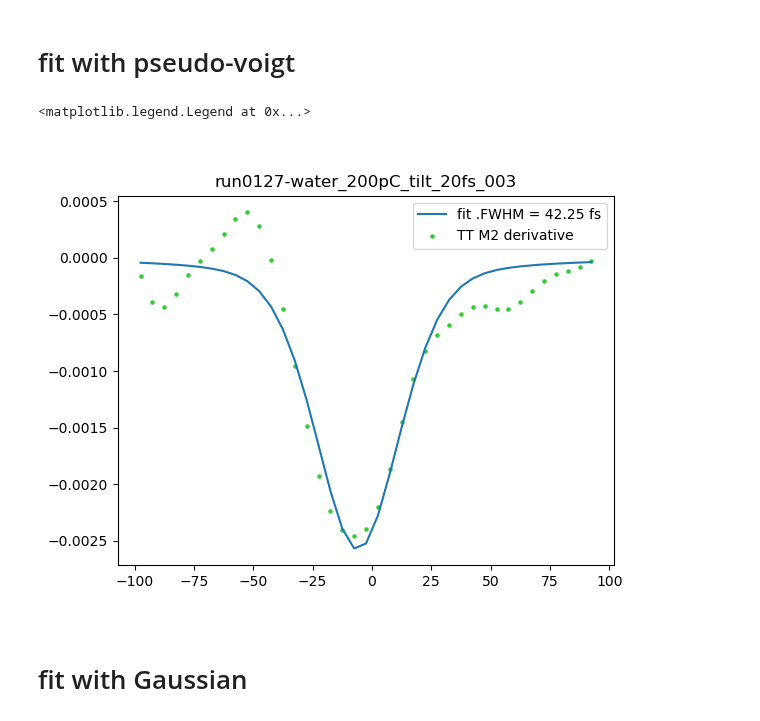
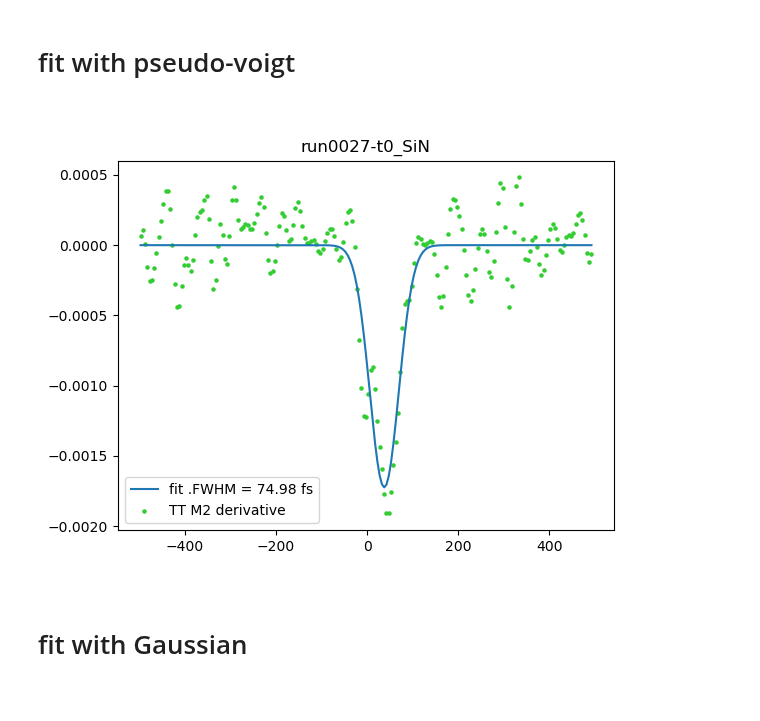
Before and after one commit to paulscherrerinstitute/alvra_beamline_scripts, a Jupyter notebook: YAG_scans_oneTT.ipynb, the cells around one changed output. Saved outputs shown, nothing was run; the diff lists cells and outputs as text; code cells hidden in the pictures.

```diff
--- a/YAG_scans_oneTT.ipynb
+++ b/YAG_scans_oneTT.ipynb
@@ -25,13 +28,15 @@ width2 = []
 # %% [markdown]
 ## choose run number
 # %%
-pgroup='p21628'
-runnumber = 127
+pgroup='p21621'
+runnumber = 103
 print ('run: {:04d}'.format(runnumber))
 
 #############################################################
 jsonfile = ''
 jsonfile = glob.glob('/sf/alvra/data/{}/raw/*{:04d}*/meta/scan.json'.format(pgroup, runnumber))[0]
+#jsonfile = glob.glob('/sf/alvra/data/{}/work/example_data/*{:04d}*/meta/scan.json'.format(pgroup, runnumber))[0]
+
 titlestring = str( pgroup + ' --- ' +jsonfile.split('/')[-3])
 run_name = jsonfile.split('/')[-3]
 jsonfile
@@ -116,10 +121,10 @@ plt.show()
 # %% [markdown]
 ## Re-bin the data with chosen binsize
 # %%
-binsize = 5 # in fs
+binsize = 20 # in fs
 
-min_delay = -100
-max_delay = 100
+min_delay = -1000
+max_delay = 1000
 
 #####################################################################################################
 from scipy.stats import binned_statistic
@@ -140,9 +145,9 @@ pp_TT, binEdges, binNumber = binned_statistic(Delays_corr, Pump_probe_scan, stat
 # exp_gauss_heaviside --------> [x0, amplitude, width, offset, lifetime]
 # conv_exp_gauss_heaviside2 --> [x0, amplitude, width, offset, lifetime, a, b]
 
-#fit = Fit(errfunc_fwhm, estimate_errfunc_parameters)
+fit = Fit(errfunc_fwhm, estimate_errfunc_parameters)
 #fit = Fit(conv_exp_gauss_heaviside, estimate_conv_exp_gauss_heaviside_parameters)
-fit = Fit(conv_exp_gauss_heaviside2, estimate_conv_exp_gauss_heaviside2_parameters)
+#fit = Fit(conv_exp_gauss_heaviside2, estimate_conv_exp_gauss_heaviside2_parameters)
 # %% [markdown]
 ## Do the fit
 # %%
@@ -213,34 +217,22 @@ Position t0_TT = 217.50794489763013 mm
 # %%
 from lmfit.models import PseudoVoigtModel
 
 pp_TT_derivative = gaussian_filter1d(pp_TT,2, order = 1)
 
 mod = PseudoVoigtModel()
-
 pars = mod.guess(pp_TT_derivative, x=Delay_fs_TT)
-
-# create a set of Parameters
-#params = Parameters()
-
 init = mod.eval(pars, x=Delay_fs_TT)
-out = mod.fit(pp_TT_derivative, amplitude=0.05, center= 50, sigma=0.4, fraction=0.5, x=Delay_fs_TT)
+out = mod.fit(pp_TT_derivative, amplitude=0.05, center= 0, sigma=0.4, fraction=0.5, x=Delay_fs_TT)
 
 plt.figure()
 plt.title(jsonfile.split('/')[-3])
 plt.scatter(Delay_fs_TT, pp_TT_derivative, color='limegreen', label = 'TT M2 derivative', s = 5)
 #plt.plot(Delay_fs_TT, out.init_fit, '--', label='initial fit')
 plt.plot(Delay_fs_TT, out.best_fit, '-', label = 'fit .FWHM = {:.2f} fs'.format(out.params.get('fwhm').value))#, w= {:.2f} fs'.format(np.abs(pars[2])))
 plt.legend()
-#print(out.fit_report())
-
-#lt.plot(Delay_fs_TT,peak1-172.31)
-#
-
-# xaxis2.append(Timezero_mm + fs2mm(t0_fs,0))
-# width2.append(out.params.get('fwhm').value)
+plt.show()
 # %% [output]
-<matplotlib.legend.Legend at 0x...>
-[figure, old version]
+[figure, new version]
 # %% [markdown]
 # fit with Gaussian
 # %%
```
Also changed, not shown: parts of 37 cells of this notebook, 4 other files.
